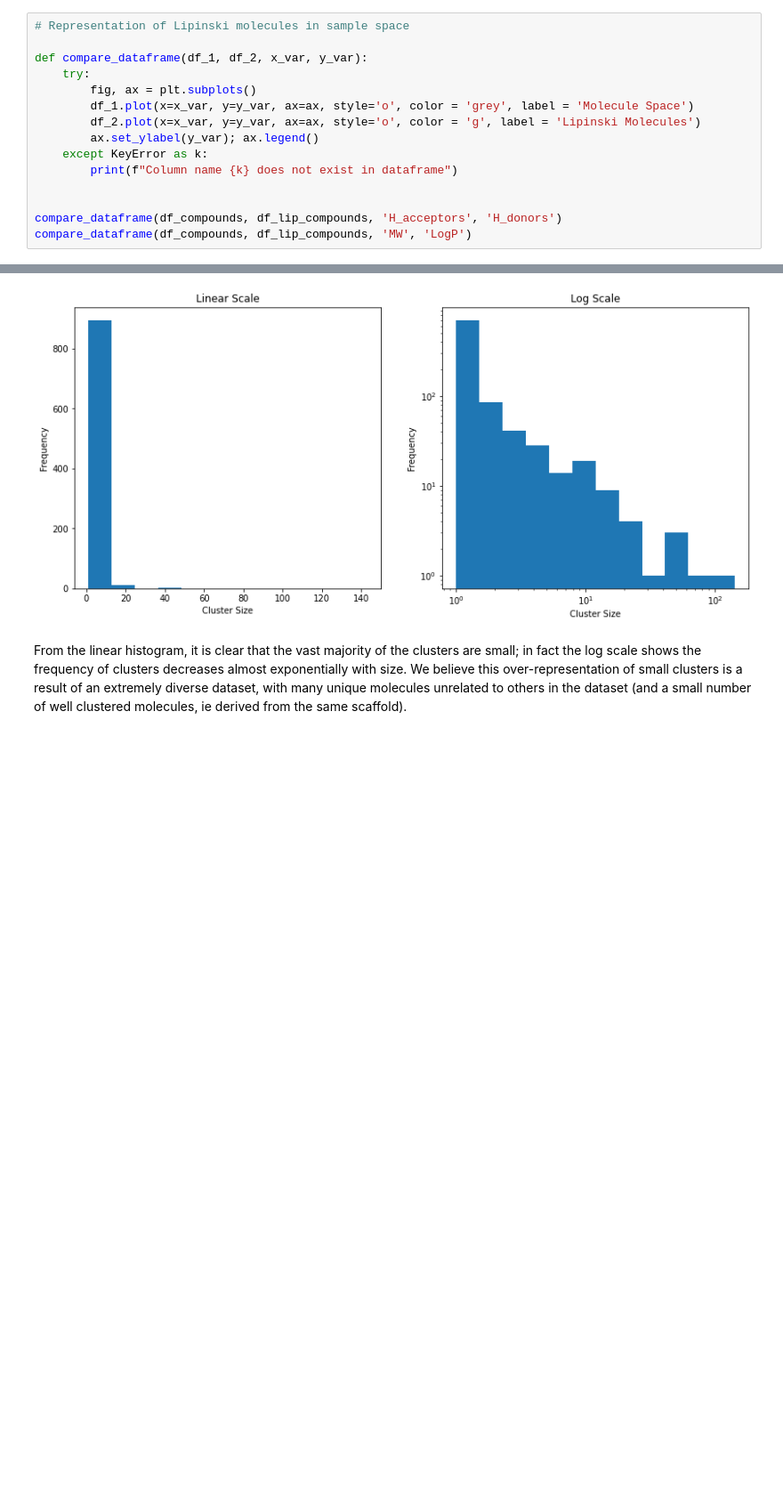
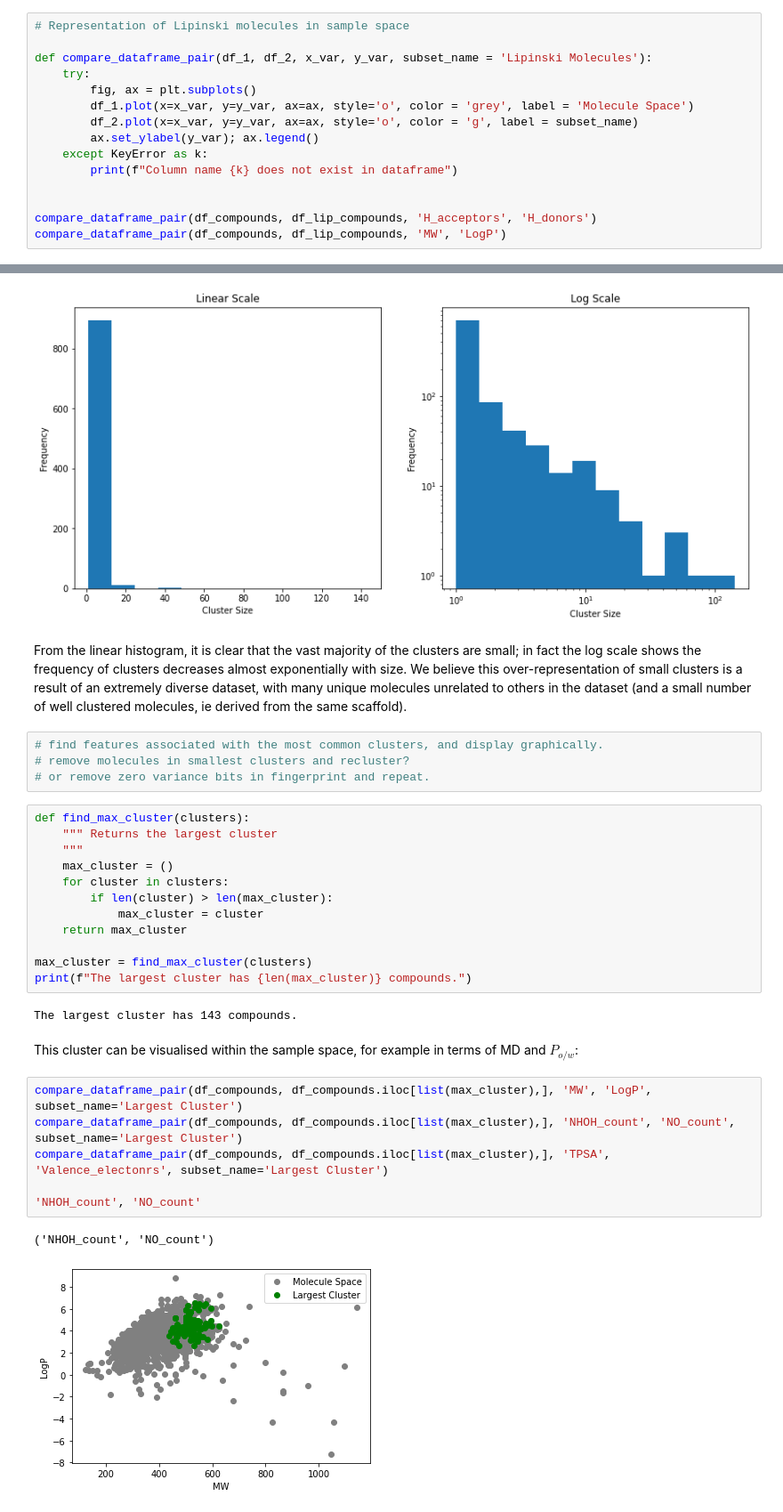
Before and after one commit to KCGallagher/moonshot-predictor, a Jupyter notebook: populate_df.ipynb, the cells around one changed output, grey strips where cells are left out. Shown: that part at 89% size. Cells and saved outputs as stored; diff of their text form; blank space fills up the shorter version.

Commit message:
Cluster space visualisation

```diff
--- a/populate_df.ipynb
+++ b/populate_df.ipynb
@@ -186,18 +186,18 @@ Selected 1528 molecules out of 2037.
 # %%
 # Representation of Lipinski molecules in sample space
 
-def compare_dataframe(df_1, df_2, x_var, y_var):
+def compare_dataframe_pair(df_1, df_2, x_var, y_var, subset_name = 'Lipinski Molecules'):
     try:
         fig, ax = plt.subplots()
         df_1.plot(x=x_var, y=y_var, ax=ax, style='o', color = 'grey', label = 'Molecule Space')
-        df_2.plot(x=x_var, y=y_var, ax=ax, style='o', color = 'g', label = 'Lipinski Molecules')
+        df_2.plot(x=x_var, y=y_var, ax=ax, style='o', color = 'g', label = subset_name)
         ax.set_ylabel(y_var); ax.legend()
     except KeyError as k:
         print(f"Column name {k} does not exist in dataframe")
 
 
-compare_dataframe(df_compounds, df_lip_compounds, 'H_acceptors', 'H_donors')
-compare_dataframe(df_compounds, df_lip_compounds, 'MW', 'LogP')
+compare_dataframe_pair(df_compounds, df_lip_compounds, 'H_acceptors', 'H_donors')
+compare_dataframe_pair(df_compounds, df_lip_compounds, 'MW', 'LogP')
 # %% [output]
 [figure]
 [figure]
@@ -323,3 +323,32 @@ plt.show()
 [figure]
 # %% [markdown]
 From the linear histogram, it is clear that the vast majority of the clusters are small; in fact the log scale shows the frequency of clusters decreases almost exponentially with size. We believe this over-representation of small clusters is a result of an extremely diverse dataset, with many unique molecules unrelated to others in the dataset (and a small number of well clustered molecules, ie derived from the same scaffold).
+# %%
+# find features associated with the most common clusters, and display graphically.
+# remove molecules in smallest clusters and recluster?
+# or remove zero variance bits in fingerprint and repeat.
+# %%
+def find_max_cluster(clusters):
+    """ Returns the largest cluster
+    """
+    max_cluster = ()
+    for cluster in clusters:
+        if len(cluster) > len(max_cluster):
+            max_cluster = cluster
+    return max_cluster
+
+max_cluster = find_max_cluster(clusters)
+print(f"The largest cluster has {len(max_cluster)} compounds.")
+# %% [output]
+The largest cluster has 143 compounds.
+# %% [markdown]
+This cluster can be visualised within the sample space, for example in terms of MD and $P_{o/w}$:
+# %%
+compare_dataframe_pair(df_compounds, df_compounds.iloc[list(max_cluster),], 'MW', 'LogP', subset_name='Largest Cluster')
+compare_dataframe_pair(df_compounds, df_compounds.iloc[list(max_cluster),], 'NHOH_count', 'NO_count', subset_name='Largest Cluster')
+compare_dataframe_pair(df_compounds, df_compounds.iloc[list(max_cluster),], 'TPSA', 'Valence_electonrs', subset_name='Largest Cluster')
+
+'NHOH_count', 'NO_count'
+# %% [output]
+('NHOH_count', 'NO_count')
+[figure, added]
```
Also changed, not shown: parts of 6 cells of this notebook.
